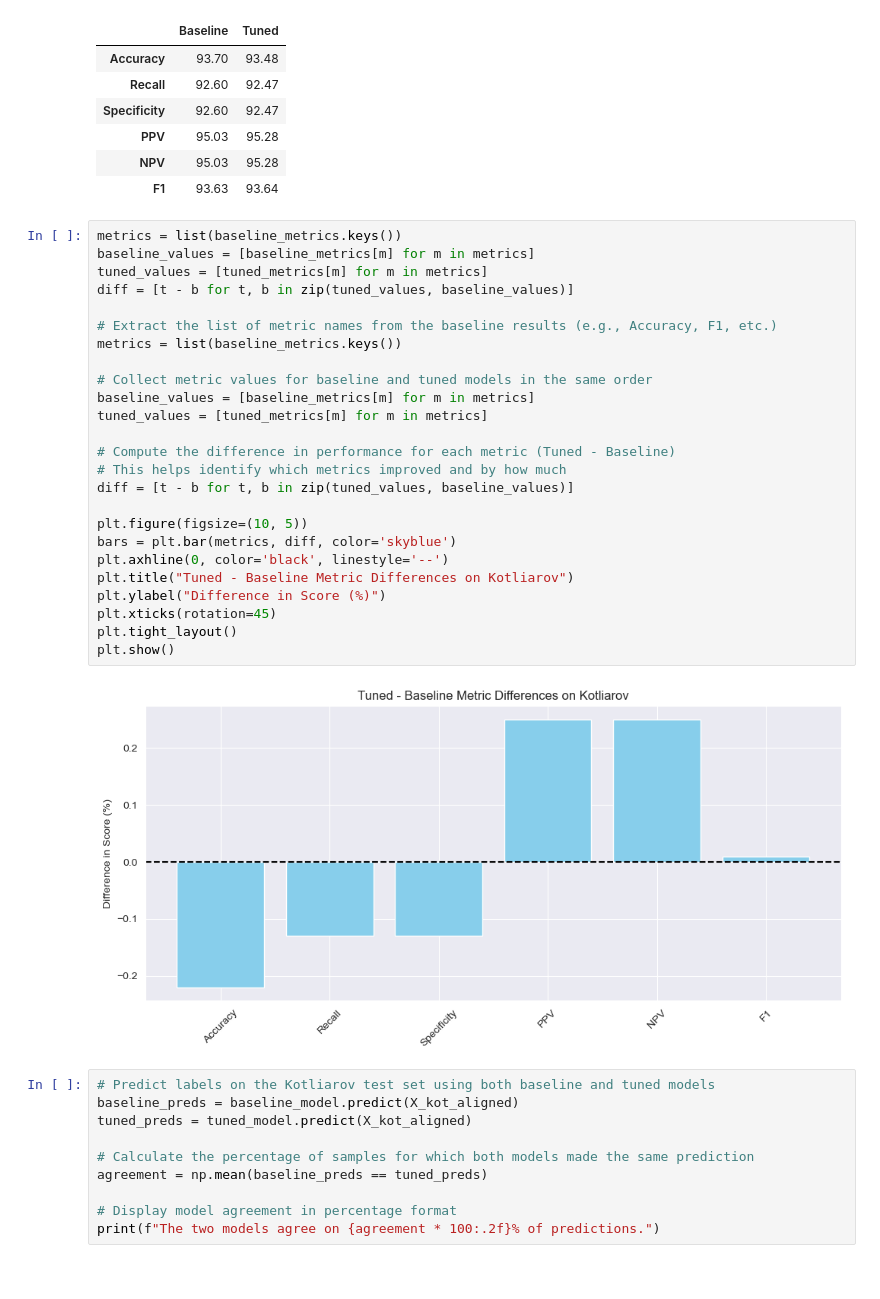
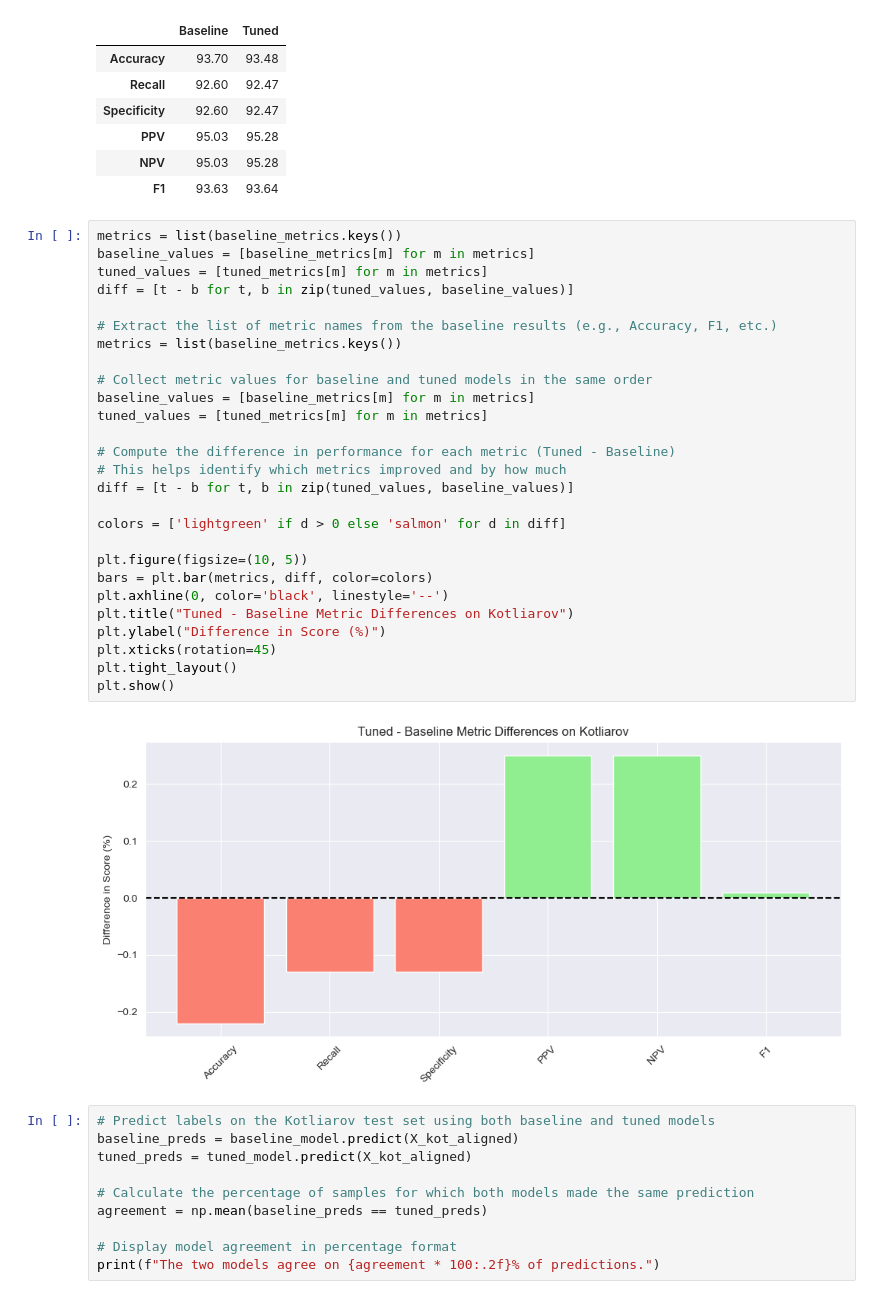
Before and after one commit to dvoulgari/MLCB_Final_Project, a Jupyter notebook: notebooks/random_forest_model_analysis.ipynb, the cells around one changed output. Drawn from its saved outputs; the diff is of its cells as text.

Commit message:
Change colors in performance improvement plot

```diff
--- a/notebooks/random_forest_model_analysis.ipynb
+++ b/notebooks/random_forest_model_analysis.ipynb
@@ -300,30 +300,32 @@ df
 # %%
 metrics = list(baseline_metrics.keys())
 baseline_values = [baseline_metrics[m] for m in metrics]
 tuned_values = [tuned_metrics[m] for m in metrics]
 diff = [t - b for t, b in zip(tuned_values, baseline_values)]
 
 # Extract the list of metric names from the baseline results (e.g., Accuracy, F1, etc.)
 metrics = list(baseline_metrics.keys())
 
 # Collect metric values for baseline and tuned models in the same order
 baseline_values = [baseline_metrics[m] for m in metrics]
 tuned_values = [tuned_metrics[m] for m in metrics]
 
 # Compute the difference in performance for each metric (Tuned - Baseline)
 # This helps identify which metrics improved and by how much
 diff = [t - b for t, b in zip(tuned_values, baseline_values)]
 
+colors = ['lightgreen' if d > 0 else 'salmon' for d in diff]
+
 plt.figure(figsize=(10, 5))
-bars = plt.bar(metrics, diff, color='skyblue')
+bars = plt.bar(metrics, diff, color=colors)
 plt.axhline(0, color='black', linestyle='--')
 plt.title("Tuned - Baseline Metric Differences on Kotliarov")
 plt.ylabel("Difference in Score (%)")
 plt.xticks(rotation=45)
 plt.tight_layout()
 plt.show()
 # %% [output]
-[figure, old version]
+[figure, new version]
 # %%
 # Predict labels on the Kotliarov test set using both baseline and tuned models
 baseline_preds = baseline_model.predict(X_kot_aligned)
```
